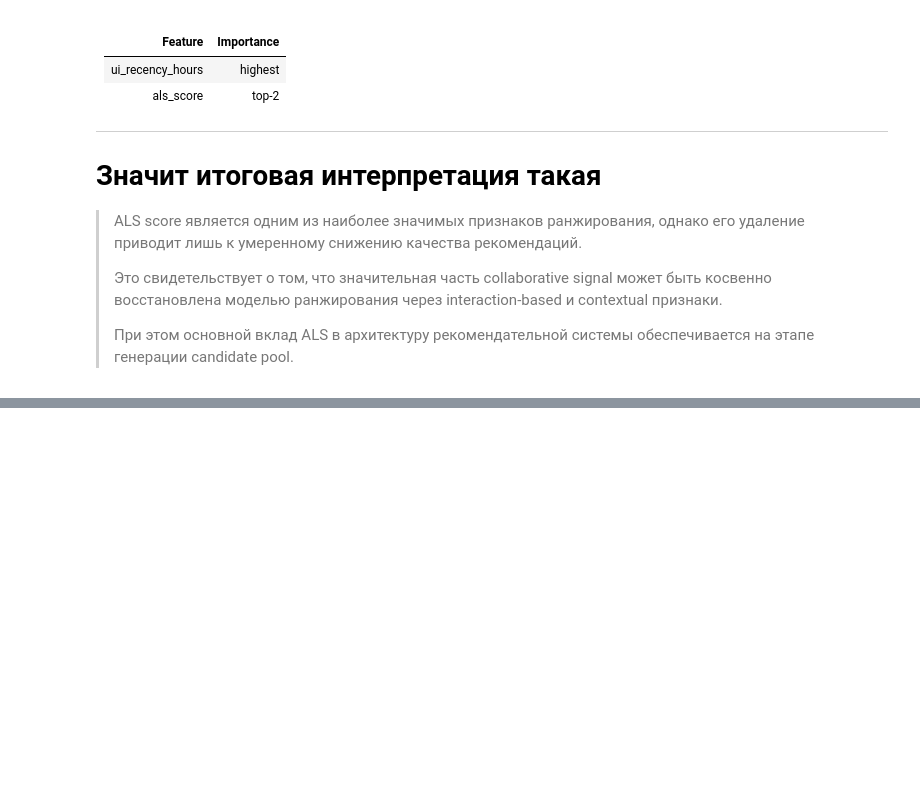
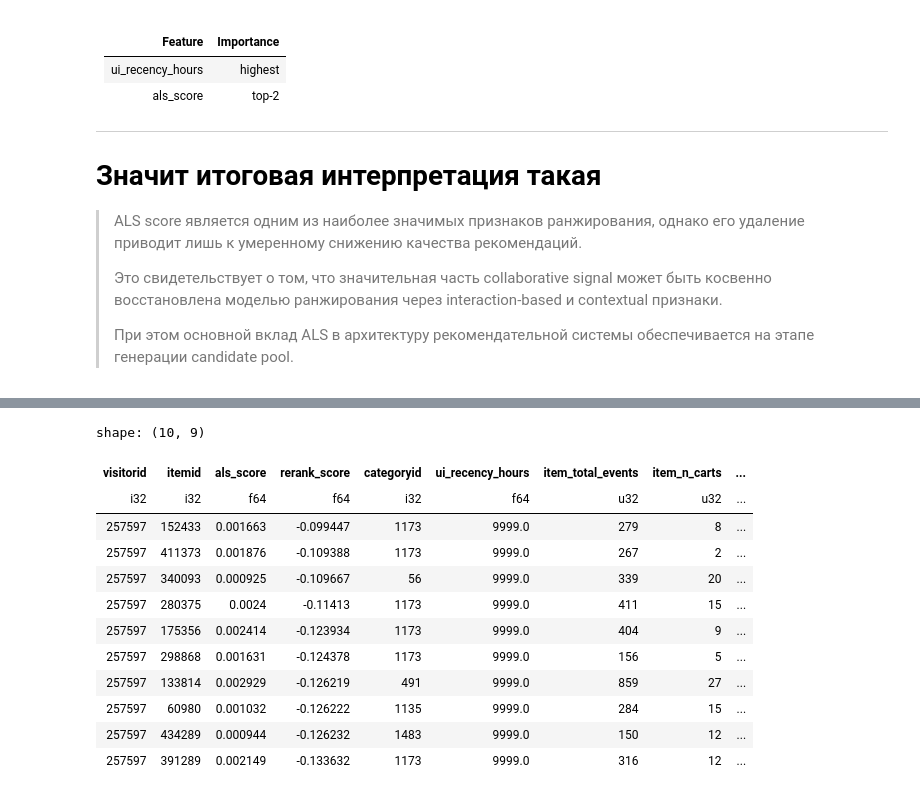
Before and after one commit to Manaam9/ecommerce-recsys, a Jupyter notebook: notebooks/02_modeling.ipynb, the cells around one changed output, grey strips where cells are left out. Cells and saved outputs as stored; diff of their text form; code cells hidden in the pictures; blank space fills up the shorter version.

```diff
--- a/notebooks/02_modeling.ipynb
+++ b/notebooks/02_modeling.ipynb
@@ -4064,0 +4429,29 @@ Importance показывает:
+# %%
+# ТОП-10 рекомендаций для example_user_id с подробными признаками и скором ранжирования
+example_recs.select(
+    [
+        "visitorid",
+        "itemid",
+        "als_score",
+        "rerank_score",
+        "categoryid",
+        "ui_recency_hours",
+        "item_total_events",
+        "item_n_carts",
+        "item_n_transactions",
+    ]
+)
+# %% [output]
+shape: (10, 9)
+| visitorid | itemid | als_score | rerank_score | categoryid | ui_recency_hours | item_total_events | item_n_carts | ... |
+| i32 | i32 | f64 | f64 | i32 | f64 | u32 | u32 | ... |
+| 257597 | 152433 | 0.001663 | -0.099447 | 1173 | 9999.0 | 279 | 8 | ... |
+| 257597 | 411373 | 0.001876 | -0.109388 | 1173 | 9999.0 | 267 | 2 | ... |
+| 257597 | 340093 | 0.000925 | -0.109667 | 56 | 9999.0 | 339 | 20 | ... |
+| 257597 | 280375 | 0.0024 | -0.11413 | 1173 | 9999.0 | 411 | 15 | ... |
+| 257597 | 175356 | 0.002414 | -0.123934 | 1173 | 9999.0 | 404 | 9 | ... |
+| 257597 | 298868 | 0.001631 | -0.124378 | 1173 | 9999.0 | 156 | 5 | ... |
+| 257597 | 133814 | 0.002929 | -0.126219 | 491 | 9999.0 | 859 | 27 | ... |
+| 257597 | 60980 | 0.001032 | -0.126222 | 1135 | 9999.0 | 284 | 15 | ... |
+| 257597 | 434289 | 0.000944 | -0.126232 | 1483 | 9999.0 | 150 | 12 | ... |
+| 257597 | 391289 | 0.002149 | -0.133632 | 1173 | 9999.0 | 316 | 12 | ... |
```
Also changed, not shown: parts of 11 cells of this notebook.
